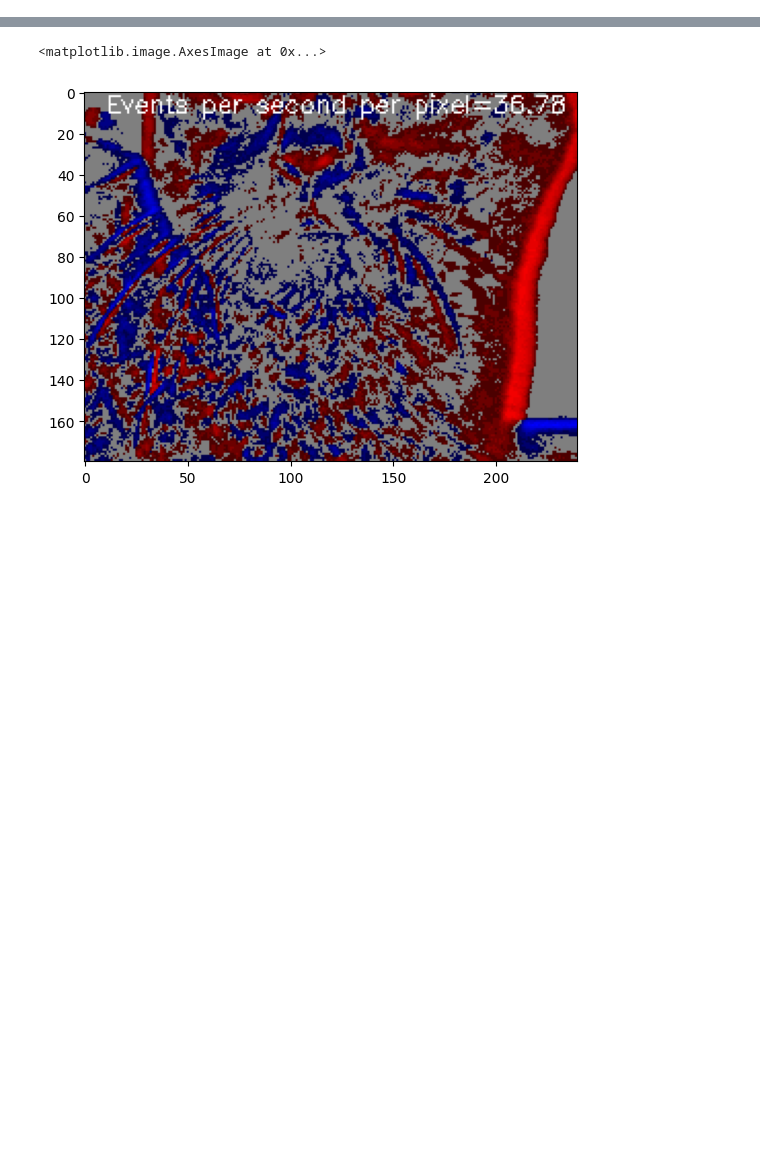
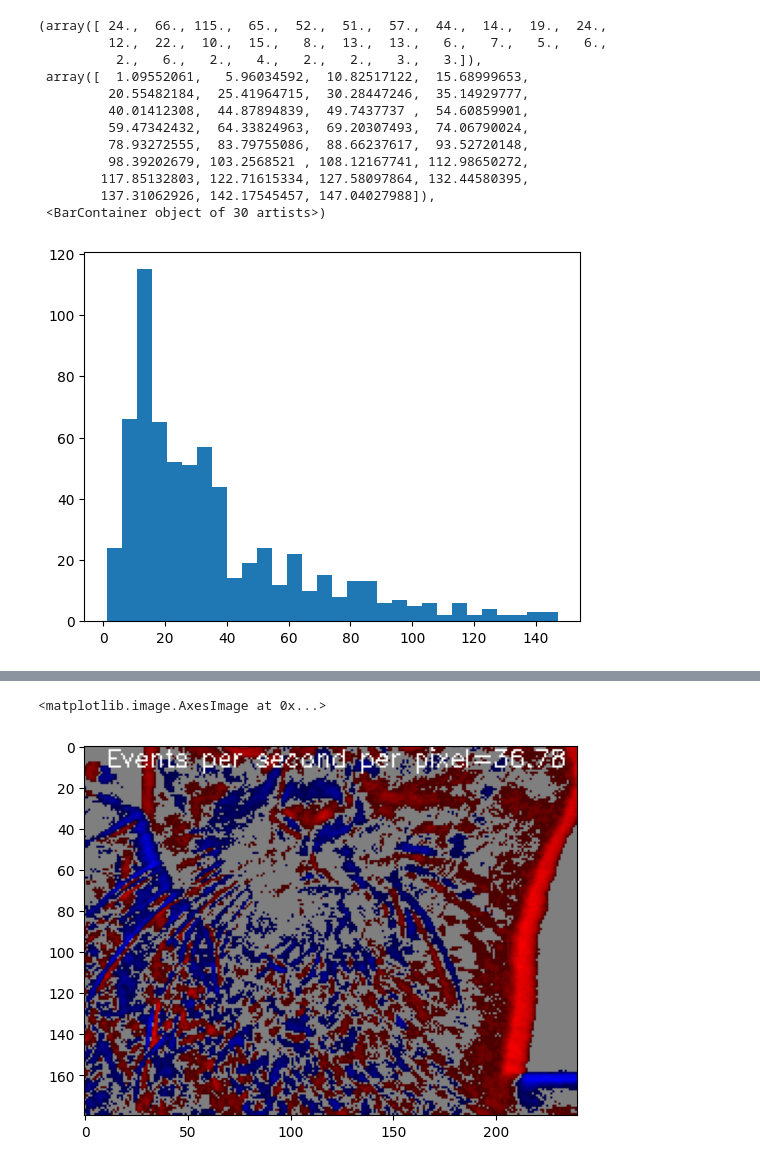
Before and after one commit to dtonderski/dynamic-fusion, a Jupyter notebook: notebooks/18_e2vid_training_dataset_exploration.ipynb, the cells around one changed output, grey strips where cells are left out. Cells and saved outputs as stored; diff of their text form; code cells hidden in the pictures; blank space fills up the shorter version.

```diff
--- a/notebooks/18_e2vid_training_dataset_exploration.ipynb
+++ b/notebooks/18_e2vid_training_dataset_exploration.ipynb
@@ -3,3 +3,45 @@ from pathlib import Path
 
 PATH = Path('../data/raw/ecoco_depthmaps_test')
 sequence_dirs = sorted(list(PATH.glob('*')))
+# %%
+import numpy as np
+
+eppf_frames = []
+epps_frames = []
+
+eppf_sequences = []
+epps_sequences = []
+
+for sequence_dir in sequence_dirs:
+    voxel_grid_dir = sequence_dir / 'VoxelGrid-betweenframes-5'
+    voxel_grid_paths = sorted(list(voxel_grid_dir.glob('*.npy')))
+    voxel_grids = [np.load(path) for path in voxel_grid_paths]
+
+    boundary_timestamps = voxel_grid_dir / 'boundary_timestamps.txt'
+    timestamps_text = boundary_timestamps.read_text().split('\n')
+    voxel_grid_timestamps = {int(x[0]) : (float(x[1]), float(x[2])) for x in [line.split() for line in timestamps_text[:-1]]}
+
+    eppfs = [abs(eps).sum(axis=0).mean() for eps in voxel_grids]
+    eppss = [abs(eps).sum(axis=0).mean() / (timestamps[1] - timestamps[0]) for eps, timestamps in zip(voxel_grids, voxel_grid_timestamps.values())]
+
+    eppf_frames.extend(eppfs)
+    eppf_sequences.append(sum(eppfs) / len(eppfs))
+
+    epps_frames.extend(eppss)
+    epps_sequences.append(sum(eppss) / len(eppss))
+# %%
+plt.hist(epps_frames, bins = 30)
+# %% [output]
+(array([ 24.,  66., 115.,  65.,  52.,  51.,  57.,  44.,  14.,  19.,  24.,
+         12.,  22.,  10.,  15.,   8.,  13.,  13.,   6.,   7.,   5.,   6.,
+          2.,   6.,   2.,   4.,   2.,   2.,   3.,   3.]),
+ array([  1.09552061,   5.96034592,  10.82517122,  15.68999653,
+         20.55482184,  25.41964715,  30.28447246,  35.14929777,
+         40.01412308,  44.87894839,  49.7437737 ,  54.60859901,
+         59.47342432,  64.33824963,  69.20307493,  74.06790024,
+         78.93272555,  83.79755086,  88.66237617,  93.52720148,
+         98.39202679, 103.2568521 , 108.12167741, 112.98650272,
+        117.85132803, 122.71615334, 127.58097864, 132.44580395,
+        137.31062926, 142.17545457, 147.04027988]),
+ <BarContainer object of 30 artists>)
+[figure, added]
```
Also changed, not shown: parts of 3 cells of this notebook, 6 other files.
